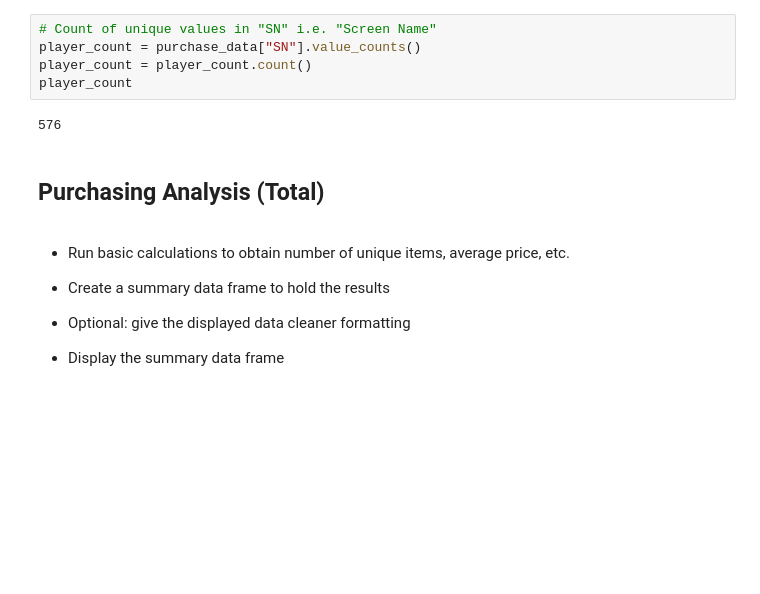
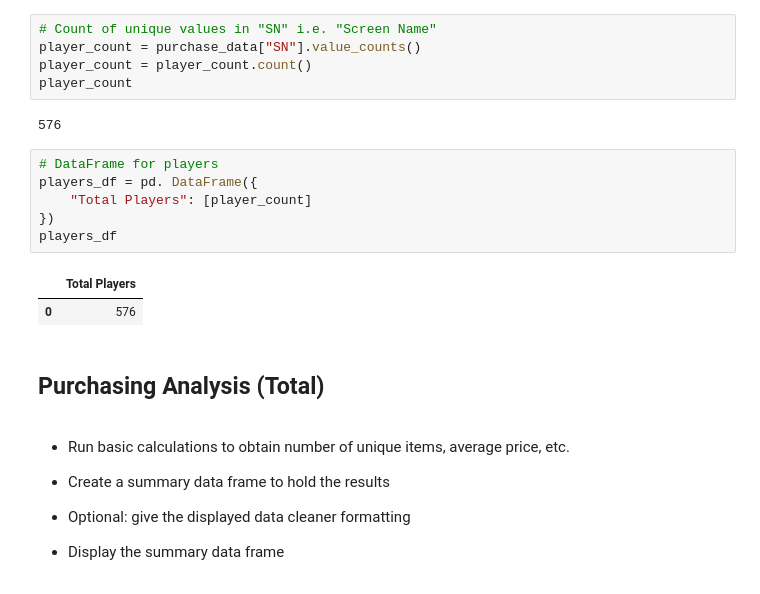
Before and after one commit to dianemarie-public/Online-Purchase-Analysis, a Jupyter notebook: HeroesOfPymoli/HeroesOfPymoli.ipynb, the cells around one changed output. Drawn from its saved outputs; the diff is of its cells as text; blank space fills up the shorter version.

```diff
--- a/HeroesOfPymoli/HeroesOfPymoli.ipynb
+++ b/HeroesOfPymoli/HeroesOfPymoli.ipynb
@@ -49,6 +50,15 @@ player_count = player_count.count()
 player_count
 # %% [output]
 576
+# %%
+# DataFrame for players
+players_df = pd. DataFrame({
+    "Total Players": [player_count]
+})
+players_df
+# %% [output]
+|  | Total Players |
+| 0 | 576 |
 # %% [markdown]
 ## Purchasing Analysis (Total)
 # %% [markdown]
```
Also changed, not shown: parts of 16 cells of this notebook.
